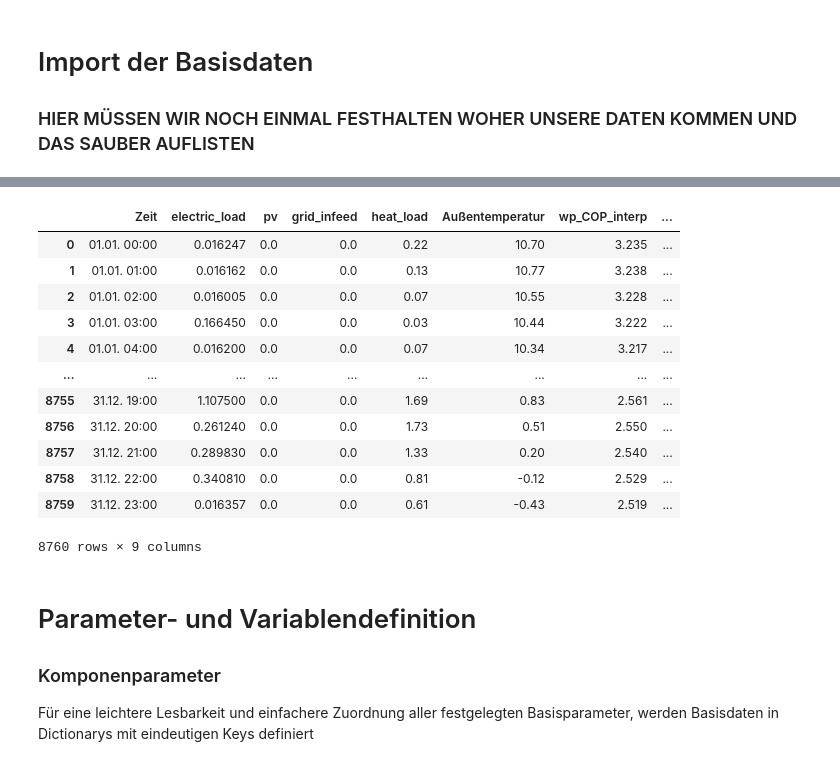
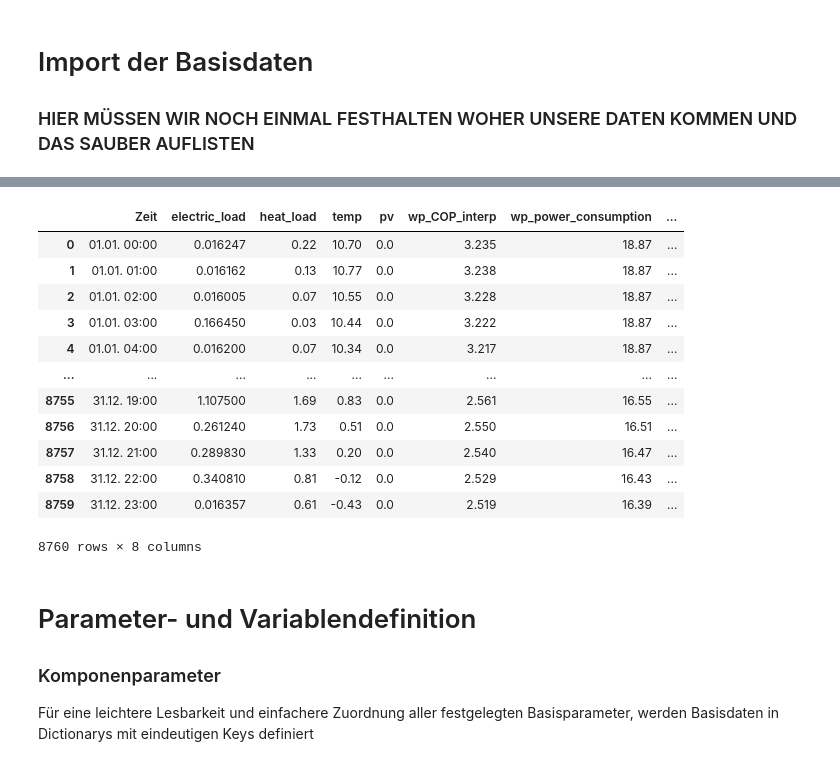
Before and after one commit to aalushi/ModellierungSoSe23, a Jupyter notebook: Projekt_Autarkie_Gruppe3/Projektnotebook_Autarkie_Projektgruppe3.ipynb, the cells around one changed output, grey strips where cells are left out. Saved outputs shown, nothing was run; the diff lists cells and outputs as text; code cells hidden in the pictures.

```diff
--- a/Projekt_Autarkie_Gruppe3/Projektnotebook_Autarkie_Projektgruppe3.ipynb
+++ b/Projekt_Autarkie_Gruppe3/Projektnotebook_Autarkie_Projektgruppe3.ipynb
@@ -10,5 +10,12 @@ import matplotlib.pyplot as plt
 ### HIER MÜSSEN WIR NOCH EINMAL FESTHALTEN WOHER UNSERE DATEN KOMMEN UND DAS SAUBER AUFLISTEN
 # %%
 # data imports
-pv_data = pd.read_csv("data\Modellierung_SoSe23.csv", sep=';', decimal = ',')
+df_data = pd.read_csv("data/Modellierung_SoSe23.csv", sep=";", decimal=",", usecols=[0,1,4,5])
+pv_data = pd.read_csv("data/ninja_pv_50.8263_6.9721.csv", decimal=".", header=3)
+
+
+# fill dataframe
+df_data['pv'] = pv_data['electricity'].to_numpy()
+
+df_data
 # %% [output]
@@ -18,37 +35,37 @@ pv_data = pd.read_csv("data\Modellierung_SoSe23.csv", sep=';', decimal = ',')
 # %%
 # calculation and data preparation for heat_pump(wp)
 
 # scraped data
 wp_data = {
     "temp" : [-22, -15, -7, 2, 7, 10, 12, 20, 25, 30, 35],
     "heating_power" : [0, 25.50, 35.20, 43.00, 56.40, 60.30, 62.90, 67.30, 70.40, 73.60, 76.70],
     "el_power" : [0, 14.58, 15.54, 16.70, 18.54, 18.87, 18.87, 19.05, 19.13, 19.36, 19.46],
     "cop" : [0, 1.7, 2.3, 2.6, 3.0, 3.2, 3.3, 3.5, 3.7, 3.8, 3.9]
 }
 
 # assumptions
 wp_el_p_nom = 12.5  # kW
 
 # calculate COP
-df_data["wp_COP_interp"] = np.round(np.interp(df_data['Außentemperatur'], wp_data["temp"], wp_data["cop"]),3)
-df_data["wp_power_consumption"] = np.round(np.interp(df_data['Außentemperatur'], wp_data["temp"], wp_data["el_power"]),2)
+df_data["wp_COP_interp"] = np.round(np.interp(df_data['temp'], wp_data["temp"], wp_data["cop"]),3)
+df_data["wp_power_consumption"] = np.round(np.interp(df_data['temp'], wp_data["temp"], wp_data["el_power"]),2)
 df_data['wp_power_cons_norm'] = df_data["wp_power_consumption"] / wp_el_p_nom
 
 df_data
 # %% [output]
-|  | Zeit | electric_load | pv | grid_infeed | heat_load | Außentemperatur | wp_COP_interp | ... |
-| 0 | 01.01. 00:00 | 0.016247 | 0.0 | 0.0 | 0.22 | 10.70 | 3.235 | ... |
-| 1 | 01.01. 01:00 | 0.016162 | 0.0 | 0.0 | 0.13 | 10.77 | 3.238 | ... |
-| 2 | 01.01. 02:00 | 0.016005 | 0.0 | 0.0 | 0.07 | 10.55 | 3.228 | ... |
-| 3 | 01.01. 03:00 | 0.166450 | 0.0 | 0.0 | 0.03 | 10.44 | 3.222 | ... |
-| 4 | 01.01. 04:00 | 0.016200 | 0.0 | 0.0 | 0.07 | 10.34 | 3.217 | ... |
+|  | Zeit | electric_load | heat_load | temp | pv | wp_COP_interp | wp_power_consumption | ... |
+| 0 | 01.01. 00:00 | 0.016247 | 0.22 | 10.70 | 0.0 | 3.235 | 18.87 | ... |
+| 1 | 01.01. 01:00 | 0.016162 | 0.13 | 10.77 | 0.0 | 3.238 | 18.87 | ... |
+| 2 | 01.01. 02:00 | 0.016005 | 0.07 | 10.55 | 0.0 | 3.228 | 18.87 | ... |
+| 3 | 01.01. 03:00 | 0.166450 | 0.03 | 10.44 | 0.0 | 3.222 | 18.87 | ... |
+| 4 | 01.01. 04:00 | 0.016200 | 0.07 | 10.34 | 0.0 | 3.217 | 18.87 | ... |
 | ... | ... | ... | ... | ... | ... | ... | ... | ... |
-| 8755 | 31.12. 19:00 | 1.107500 | 0.0 | 0.0 | 1.69 | 0.83 | 2.561 | ... |
-| 8756 | 31.12. 20:00 | 0.261240 | 0.0 | 0.0 | 1.73 | 0.51 | 2.550 | ... |
-| 8757 | 31.12. 21:00 | 0.289830 | 0.0 | 0.0 | 1.33 | 0.20 | 2.540 | ... |
-| 8758 | 31.12. 22:00 | 0.340810 | 0.0 | 0.0 | 0.81 | -0.12 | 2.529 | ... |
-| 8759 | 31.12. 23:00 | 0.016357 | 0.0 | 0.0 | 0.61 | -0.43 | 2.519 | ... |
+| 8755 | 31.12. 19:00 | 1.107500 | 1.69 | 0.83 | 0.0 | 2.561 | 16.55 | ... |
+| 8756 | 31.12. 20:00 | 0.261240 | 1.73 | 0.51 | 0.0 | 2.550 | 16.51 | ... |
+| 8757 | 31.12. 21:00 | 0.289830 | 1.33 | 0.20 | 0.0 | 2.540 | 16.47 | ... |
+| 8758 | 31.12. 22:00 | 0.340810 | 0.81 | -0.12 | 0.0 | 2.529 | 16.43 | ... |
+| 8759 | 31.12. 23:00 | 0.016357 | 0.61 | -0.43 | 0.0 | 2.519 | 16.39 | ... |
-8760 rows × 9 columns
+8760 rows × 8 columns
 # %% [markdown]
 # Parameter- und Variablendefinition
 
```
Also changed, not shown: parts of 11 cells of this notebook, 2 other files.
